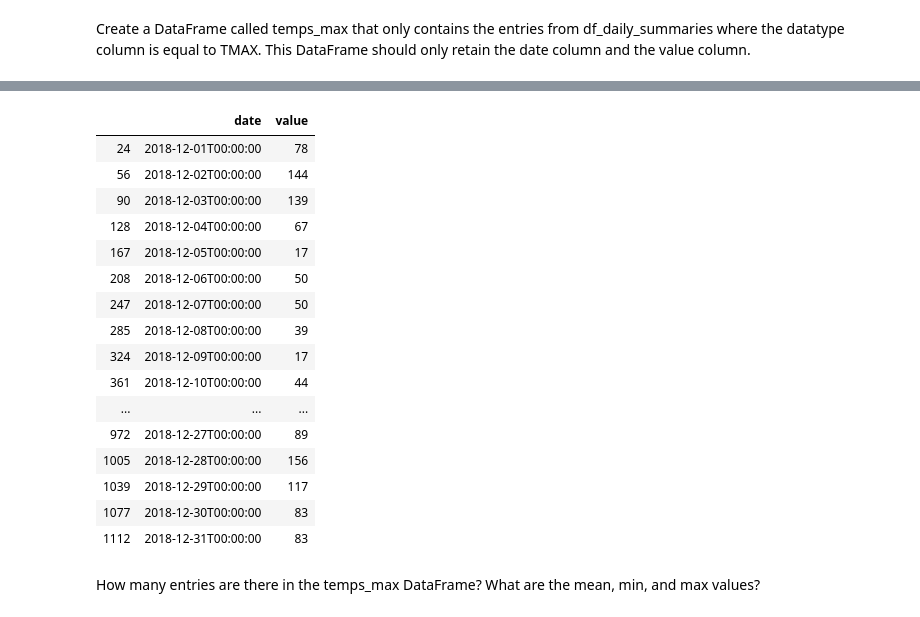
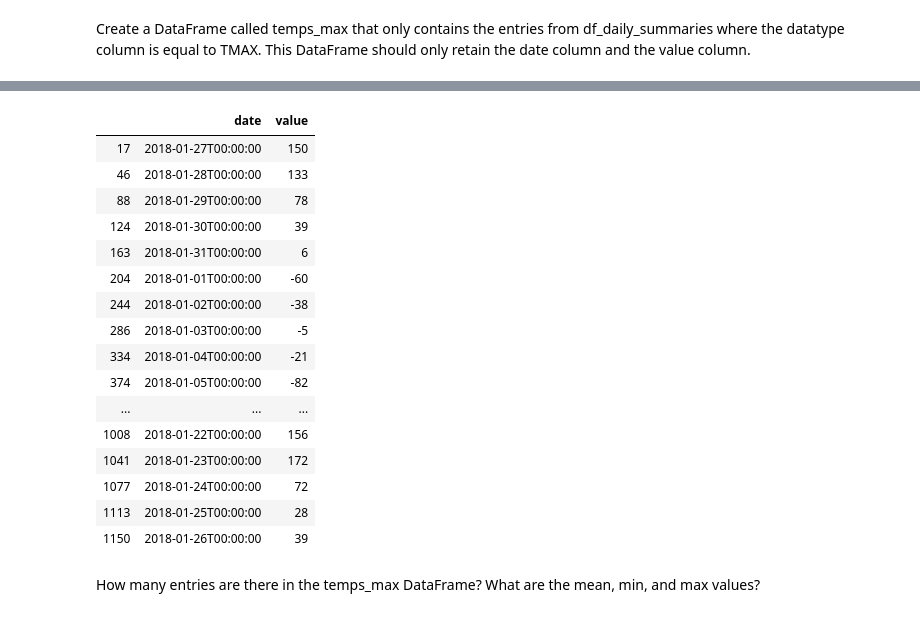
Before and after one commit to AmitSamra/DataEngineering.Labs.NOAADailySummaries, a Jupyter notebook: loading_and_graphing_daily_summaries.ipynb, the cells around one changed output, grey strips where cells are left out. Cells and saved outputs as stored; diff of their text form; code cells hidden in the pictures.

```diff
--- a/loading_and_graphing_daily_summaries.ipynb
+++ b/loading_and_graphing_daily_summaries.ipynb
@@ -52,5 +50,8 @@ temps_max = pd.DataFrame()
+# %%
+temps_max = df_daily_summaries[(df_daily_summaries['datatype'] == 'TMAX')]
+temps_max = temps_max[['date','datatype','value']]
 # %%
-temps_max = df_daily_summaries[['date','datatype','value']]
+temps_max = temps_max[['date','datatype','value']]
 # %%
 temps_max
 # %% [output]
@@ -92,26 +75,25 @@ temps_max2
 # %%
-temps_max2.drop('datatype', axis = 1, inplace = True)
+temps_max.drop('datatype', axis = 1, inplace = True)
 # %%
-temps_max = temps_max2
 temps_max
 # %% [output]
 |  | date | value |
-| 24 | 2018-12-01T00:00:00 | 78 |
-| 56 | 2018-12-02T00:00:00 | 144 |
-| 90 | 2018-12-03T00:00:00 | 139 |
-| 128 | 2018-12-04T00:00:00 | 67 |
-| 167 | 2018-12-05T00:00:00 | 17 |
-| 208 | 2018-12-06T00:00:00 | 50 |
-| 247 | 2018-12-07T00:00:00 | 50 |
-| 285 | 2018-12-08T00:00:00 | 39 |
-| 324 | 2018-12-09T00:00:00 | 17 |
-| 361 | 2018-12-10T00:00:00 | 44 |
+| 17 | 2018-01-27T00:00:00 | 150 |
+| 46 | 2018-01-28T00:00:00 | 133 |
+| 88 | 2018-01-29T00:00:00 | 78 |
+| 124 | 2018-01-30T00:00:00 | 39 |
+| 163 | 2018-01-31T00:00:00 | 6 |
+| 204 | 2018-01-01T00:00:00 | -60 |
+| 244 | 2018-01-02T00:00:00 | -38 |
+| 286 | 2018-01-03T00:00:00 | -5 |
+| 334 | 2018-01-04T00:00:00 | -21 |
+| 374 | 2018-01-05T00:00:00 | -82 |
 | ... | ... | ... |
-| 972 | 2018-12-27T00:00:00 | 89 |
-| 1005 | 2018-12-28T00:00:00 | 156 |
-| 1039 | 2018-12-29T00:00:00 | 117 |
-| 1077 | 2018-12-30T00:00:00 | 83 |
-| 1112 | 2018-12-31T00:00:00 | 83 |
+| 1008 | 2018-01-22T00:00:00 | 156 |
+| 1041 | 2018-01-23T00:00:00 | 172 |
+| 1077 | 2018-01-24T00:00:00 | 72 |
+| 1113 | 2018-01-25T00:00:00 | 28 |
+| 1150 | 2018-01-26T00:00:00 | 39 |
 # %% [markdown]
 How many entries are there in the temps_max DataFrame? What are the mean, min, and max values?
 # %%
```
Also changed, not shown: parts of 15 cells of this notebook, 4 other files.
